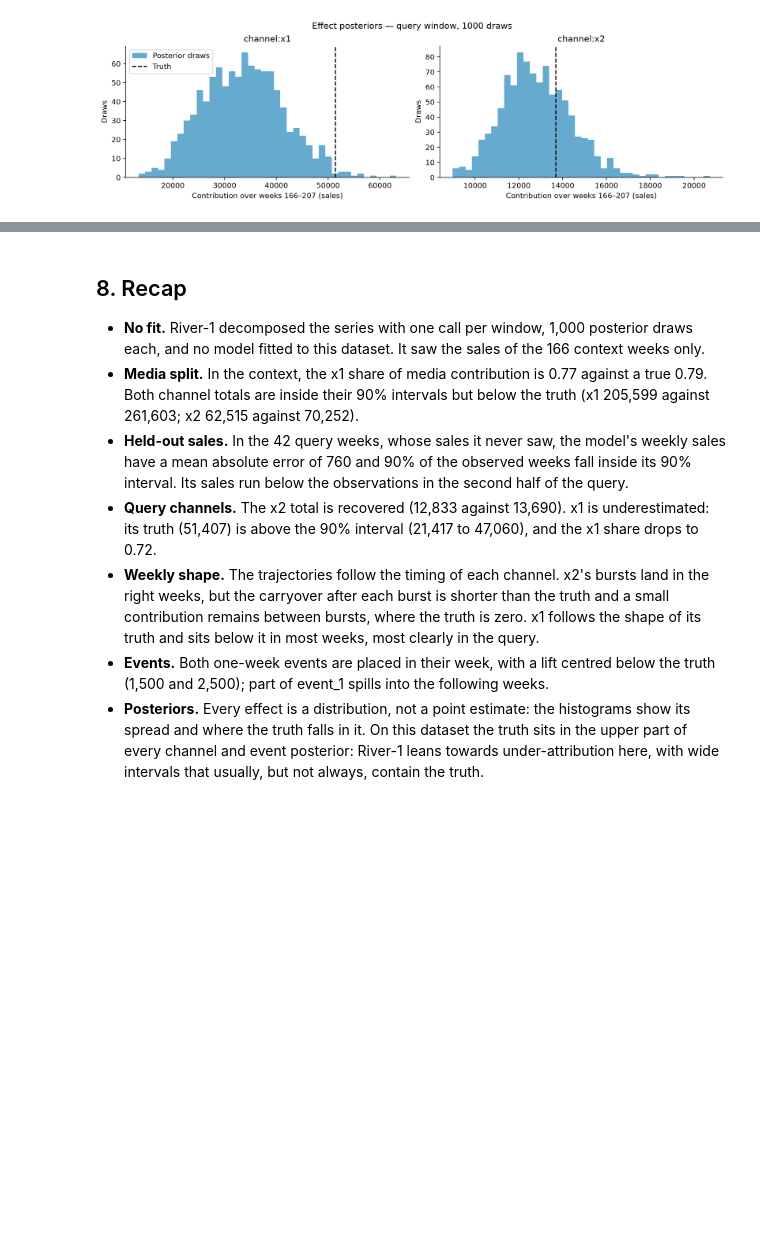
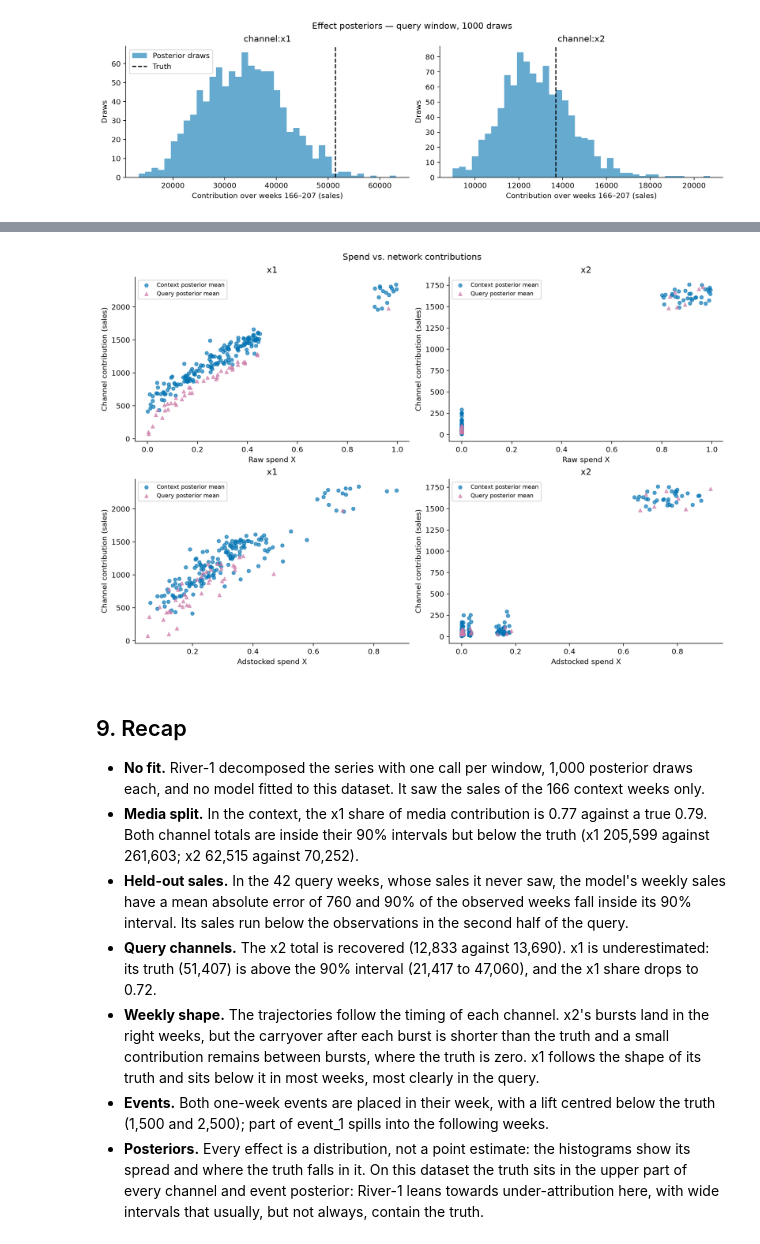
Before and after one commit to pymc-labs/pymc-mfm, a Jupyter notebook: examples/river_1_quickstart.ipynb, the cells around one changed output, grey strips where cells are left out. Cells and saved outputs as stored; diff of their text form; code cells hidden in the pictures; blank space fills up the shorter version.

Commit message:
docs: add quickstart spend-contribution scatter plots (#55)
* docs: compare quickstart contributions with true saturation curves

* docs: show quickstart contribution scatters without reference curves

```diff
--- a/examples/river_1_quickstart.ipynb
+++ b/examples/river_1_quickstart.ipynb
@@ -259,5 +269,34 @@ plot_effect_posteriors(query, {"channel:x1": query.time, "channel:x2": query.tim
+# %%
+fig, axes = plt.subplots(2, 2, figsize=(12, 8), sharey="col", layout="constrained")
+for column, (name, raw_x, adstocked_x) in enumerate(
+    (("x1", x1, x1_adstock.eval()), ("x2", x2, x2_adstock.eval()))
+):
+    for row, (values, xlabel) in enumerate(
+        ((raw_x, "Raw spend X"), (adstocked_x, "Adstocked spend X"))
+    ):
+        ax = axes[row, column]
+        for result, marker, color in (
+            (context, "o", COLORS["channel"]),
+            (query, "^", COLORS["indirect"]),
+        ):
+            contribution = result.components[:, :, result.component_names.index(f"channel:{name}")]
+            ax.scatter(
+                values[result.time],
+                contribution.mean(axis=0),
+                s=22,
+                alpha=0.65,
+                marker=marker,
+                color=color,
+                label=f"{result.window.capitalize()} posterior mean",
+            )
+        ax.set(title=name, xlabel=xlabel, ylabel="Channel contribution (sales)")
+        ax.spines[["top", "right"]].set_visible(False)
+        ax.legend(fontsize=8)
+fig.suptitle("Spend vs. network contributions");
+# %% [output]
+[figure, added]
 # %% [markdown]
-## 8. Recap
+## 9. Recap
 
 - **No fit.** River-1 decomposed the series with one call per window, 1,000 posterior draws each,
   and no model fitted to this dataset. It saw the sales of the 166 context weeks only.
```
Also changed, not shown: parts of 1 cell of this notebook, 2 other files.
